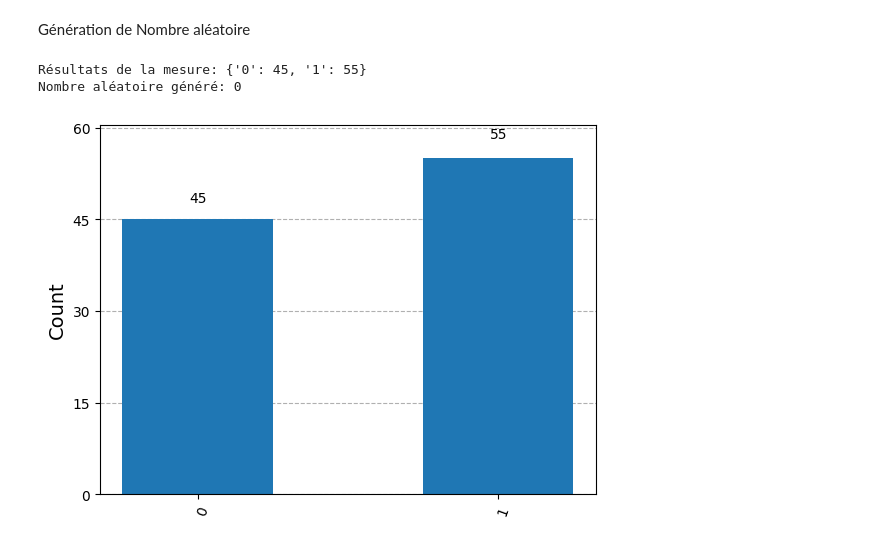
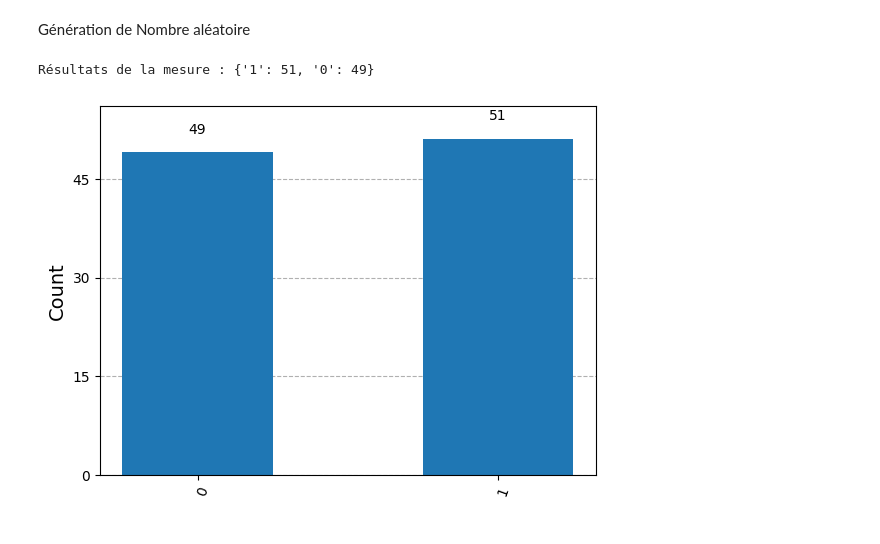
Before and after one commit to ThomasSanna/concepts-de-langage-L3STI, a Jupyter notebook: seminaire/simulateur/1.ipynb, the cells around one changed output. Drawn from its saved outputs; the diff is of its cells as text; code cells hidden in the pictures.

```diff
--- a/seminaire/simulateur/1.ipynb
+++ b/seminaire/simulateur/1.ipynb
@@ -1,38 +1,28 @@
 # %% [markdown]
 Génération de Nombre aléatoire
 # %%
-from qiskit import QuantumCircuit, transpile
+from qiskit import QuantumRegister, ClassicalRegister, QuantumCircuit, transpile
 from qiskit_aer import Aer
-from qiskit.visualization import plot_histogram
-from qiskit.visualization import circuit_drawer
+from qiskit.visualization import plot_histogram, circuit_drawer
 
-# Créer un circuit quantique avec un qubit
-qc = QuantumCircuit(1, 1)
+q = QuantumRegister(1, 'q')
+c = ClassicalRegister(1, 'c')
+circuit = QuantumCircuit(q, c)
 
-# Appliquer une porte Hadamard pour mettre le qubit en superposition
-qc.h(0)
+circuit.h(q[0])
 
-# Mesurer le qubit
-qc.measure(0, 0)
+circuit.measure(q, c)
 
-# Afficher le circuit
-circuit_drawer(qc, output='mpl')
-
-# Utiliser le simulateur Aer pour exécuter le circuit n=100 fois
-simulator = Aer.get_backend('qasm_simulator') # Choisir le simulateur Aer
-compiled_circuit = transpile(qc, simulator) # Compiler le circuit pour le simulateur
-result = simulator.run(compiled_circuit, shots=100).result() # Exécuter le circuit 100 fois
+simulateur = Aer.get_backend('qasm_simulator')
+circuitCompilé = transpile(circuit, simulateur)
+result = simulateur.run(circuitCompilé, shots=100).result() # shot=1 veut dire qu'on exécute le circuit une seule fois
 
 # Obtenir les résultats de la mesure
-counts = result.get_counts(qc)
-print("Résultats de la mesure:", counts)
+counts = result.get_counts(circuit)
+print("\nRésultats de la mesure :", counts)
 
-# Convertir les résultats en un nombre aléatoire
-random_number = int(list(counts.keys())[0], 2)
-print("Nombre aléatoire généré:", random_number)
-
+# Afficher l'histogramme des résultats
 plot_histogram(counts)
 # %% [output]
-Résultats de la mesure: {'0': 45, '1': 55}
-Nombre aléatoire généré: 0
+Résultats de la mesure : {'1': 51, '0': 49}
-[figure, old version]
+[figure, new version]
```
Also changed, not shown: parts of 3 cells of this notebook, 16 other files.
